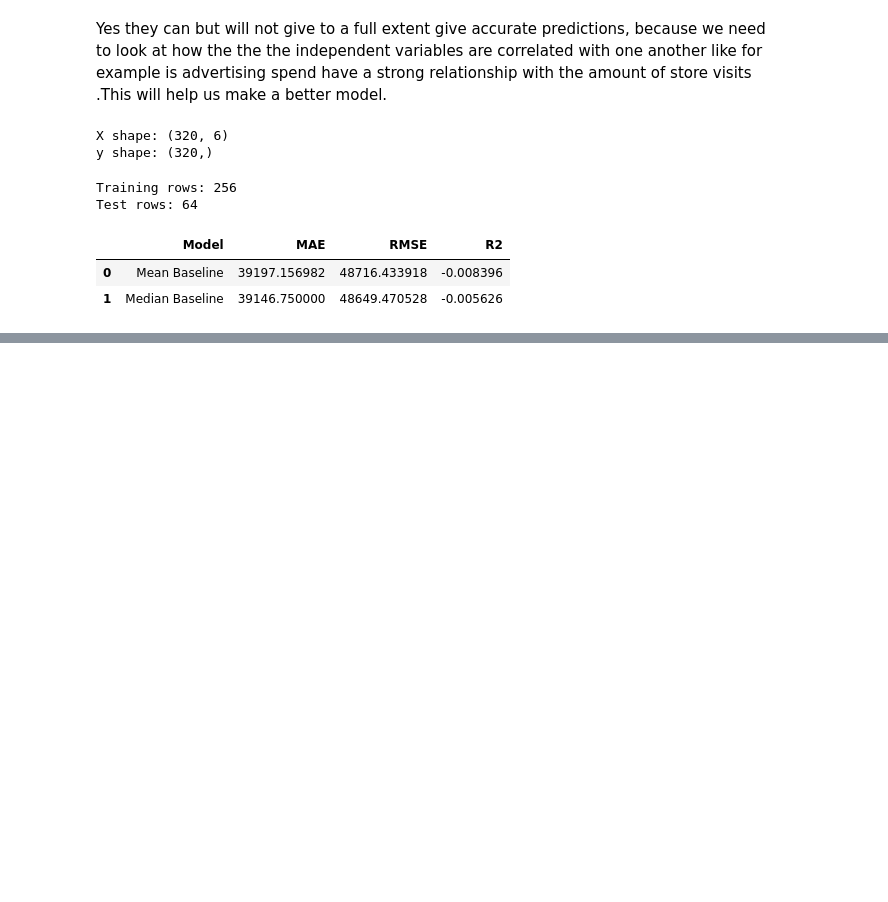
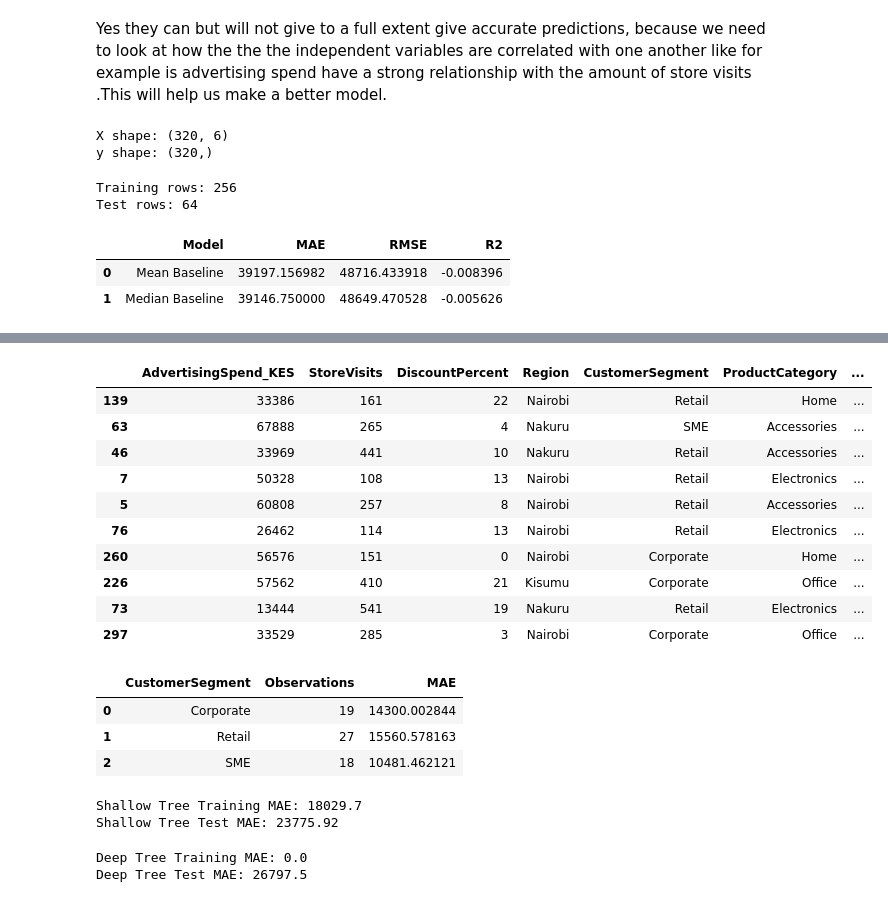
Before and after one commit to sylvainenzo/DSA2050-Week6-674139, a Jupyter notebook: DSA2050_Week6_Guided_Regression_Lab.ipynb, the cells around one changed output, grey strips where cells are left out. Cells and saved outputs as stored; diff of their text form; code cells hidden in the pictures; blank space fills up the shorter version.

```diff
--- a/DSA2050_Week6_Guided_Regression_Lab.ipynb
+++ b/DSA2050_Week6_Guided_Regression_Lab.ipynb
@@ -171,0 +287,70 @@ pd.concat([mean_results, median_results], ignore_index=True)
+# %%
+error_analysis = X_test.copy()
+error_analysis["ActualSales"] = y_test
+error_analysis["PredictedSales"] = linear_pred
+error_analysis["Residual"] = (
+error_analysis["ActualSales"] - error_analysis["PredictedSales"]
+)
+error_analysis["AbsoluteError"] = error_analysis["Residual"].abs()
+error_analysis.sort_values(
+"AbsoluteError", ascending=False
+).head(10)
+# %% [output]
+|  | AdvertisingSpend_KES | StoreVisits | DiscountPercent | Region | CustomerSegment | ProductCategory | ... |
+| 139 | 33386 | 161 | 22 | Nairobi | Retail | Home | ... |
+| 63 | 67888 | 265 | 4 | Nakuru | SME | Accessories | ... |
+| 46 | 33969 | 441 | 10 | Nakuru | Retail | Accessories | ... |
+| 7 | 50328 | 108 | 13 | Nairobi | Retail | Electronics | ... |
+| 5 | 60808 | 257 | 8 | Nairobi | Retail | Accessories | ... |
+| 76 | 26462 | 114 | 13 | Nairobi | Retail | Electronics | ... |
+| 260 | 56576 | 151 | 0 | Nairobi | Corporate | Home | ... |
+| 226 | 57562 | 410 | 21 | Kisumu | Corporate | Office | ... |
+| 73 | 13444 | 541 | 19 | Nakuru | Retail | Electronics | ... |
+| 297 | 33529 | 285 | 3 | Nairobi | Corporate | Office | ... |
+# %%
+segment_errors = error_analysis.groupby(
+"CustomerSegment"
+).agg(
+Observations=("AbsoluteError", "size"),
+MAE=("AbsoluteError", "mean")
+).reset_index()
+segment_errors
+# %% [output]
+|  | CustomerSegment | Observations | MAE |
+| 0 | Corporate | 19 | 14300.002844 |
+| 1 | Retail | 27 | 15560.578163 |
+| 2 | SME | 18 | 10481.462121 |
+# %%
+tree_train_pred = tree_model.predict(X_train)
+print(
+"Shallow Tree Training MAE:",
+round(mean_absolute_error(y_train, tree_train_pred), 2)
+)
+print(
+"Shallow Tree Test MAE:",
+round(mean_absolute_error(y_test, tree_pred), 2)
+)
+# %% [output]
+Shallow Tree Training MAE: 18029.7
+Shallow Tree Test MAE: 23775.92
+# %%
+eep_tree = Pipeline([
+("preprocess", preprocessor),("model", DecisionTreeRegressor(
+random_state=RANDOM_STATE
+))
+])
+deep_tree = eep_tree
+deep_tree.fit(X_train, y_train)
+deep_train_pred = deep_tree.predict(X_train)
+deep_test_pred = deep_tree.predict(X_test)
+print(
+"Deep Tree Training MAE:",
+round(mean_absolute_error(y_train, deep_train_pred), 2)
+)
+print(
+"Deep Tree Test MAE:",
+round(mean_absolute_error(y_test, deep_test_pred), 2)
+)
+# %% [output]
+Deep Tree Training MAE: 0.0
+Deep Tree Test MAE: 26797.5
```
Also changed, not shown: parts of 8 cells of this notebook.
